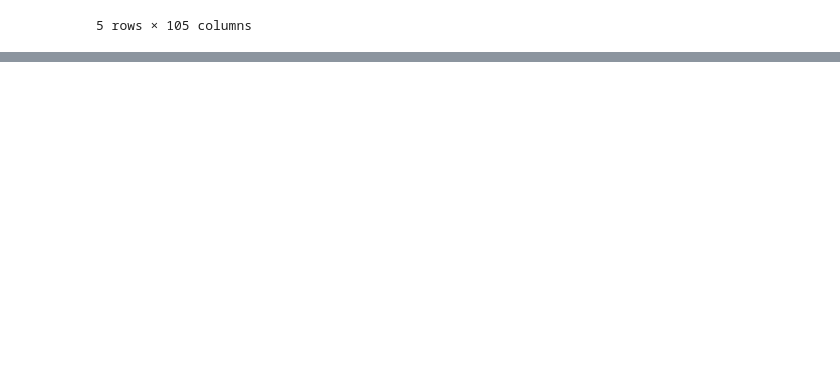
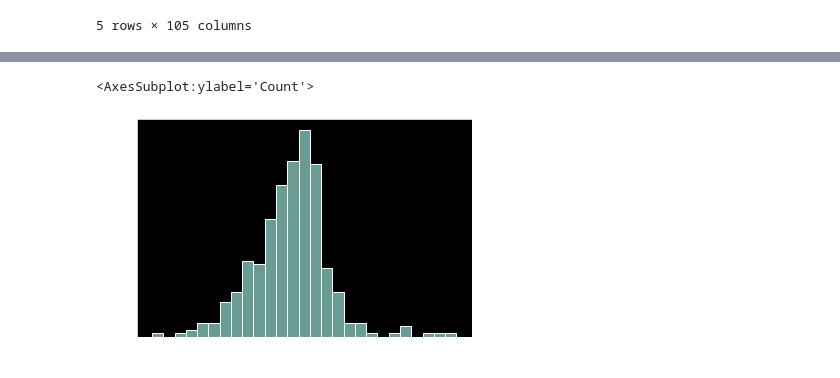
Before and after one commit to avramis92/ML-Price-Prediction, a Jupyter notebook: ML.ipynb, the cells around one changed output, grey strips where cells are left out. Saved outputs shown, nothing was run; the diff lists cells and outputs as text; code cells hidden in the pictures; blank space fills up the shorter version.

```diff
--- a/ML.ipynb
+++ b/ML.ipynb
@@ -196,0 +223,7 @@ plot_loss(history)
+# %%
+import seaborn as sns
+
+sns.histplot(data=test_prediction[:,2])
+# %% [output]
+<AxesSubplot:ylabel='Count'>
+[figure, added]
```
Also changed, not shown: parts of 11 cells of this notebook.
